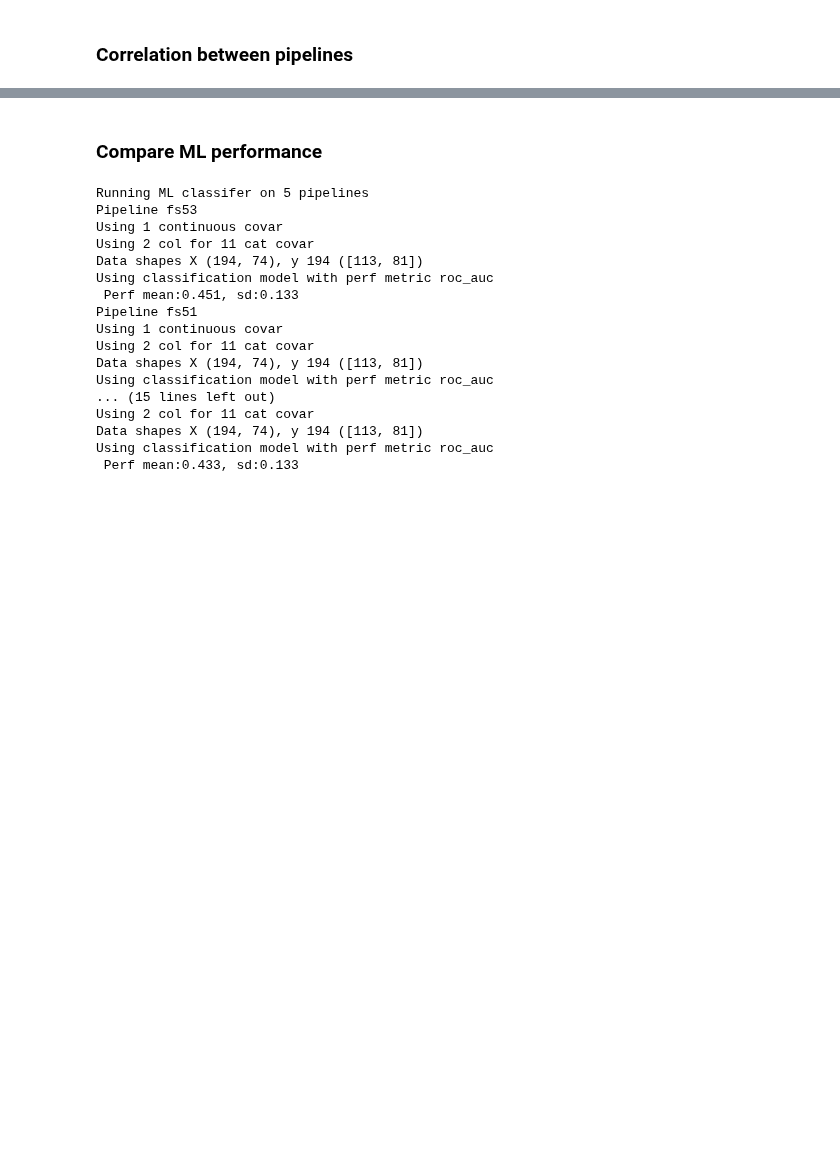
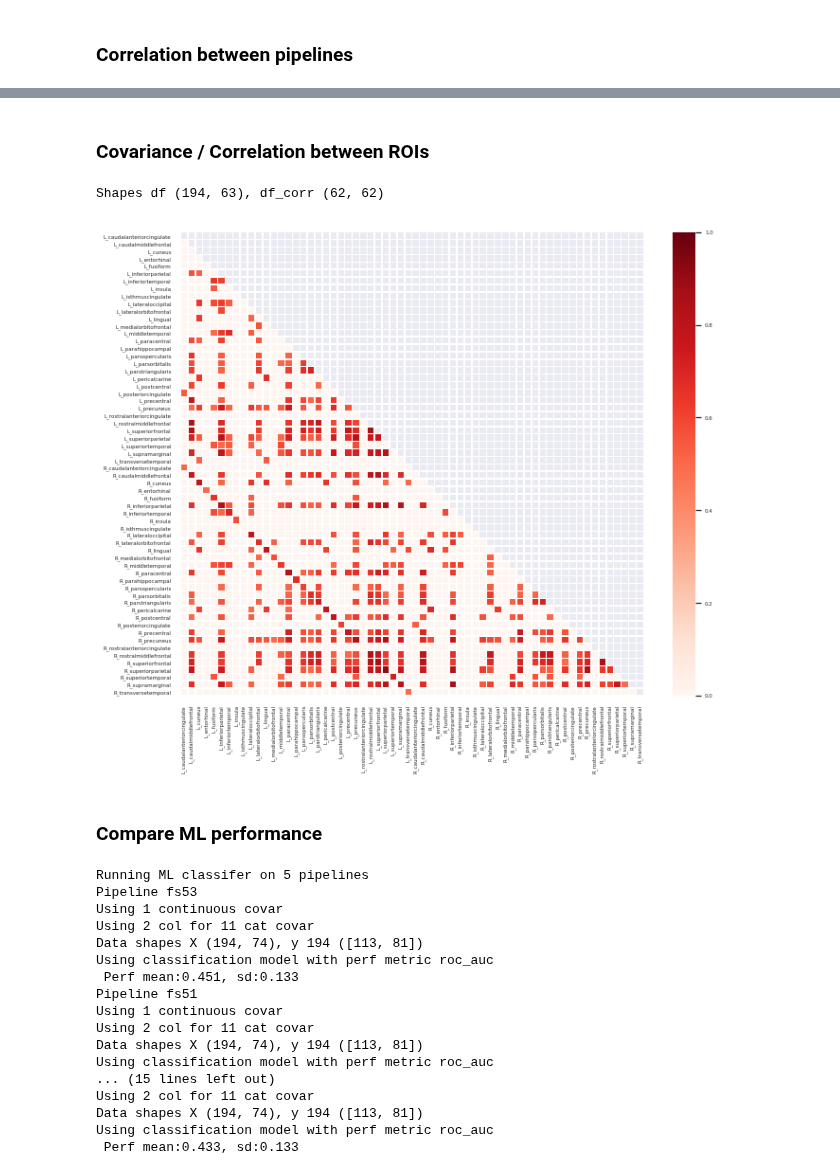
Before and after one commit to neurodatascience/compare-surf-tools, a Jupyter notebook: notebooks/run_pipeline_comparisons.ipynb, the cells around one changed output, grey strips where cells are left out. Cells and saved outputs as stored; diff of their text form; code cells hidden in the pictures; blank space fills up the shorter version.

```diff
--- a/notebooks/run_pipeline_comparisons.ipynb
+++ b/notebooks/run_pipeline_comparisons.ipynb
@@ -242,3 +243,37 @@ Shape of cross-corr df (620, 3), number of pairs 10
+# %% [markdown]
+### Covariance / Correlation between ROIs
+# %%
+p_thresh= 0.05/(62*62/2) #Rough number of comparisons
+r_thresh = 0.5 #Look at only high correlations
+
+pipe = 'fs60'
+df = master_df[master_df['pipeline']==pipe][[subject_ID_col]+common_roi_cols]
+df_sorted = df.reindex(sorted(df.columns), axis=1)
+
+corr = df_sorted.corr()
+df_p_val = calculate_pvalues(df_sorted)
+corr[df_p_val >= p_thresh] = 0
+corr[corr < r_thresh] = 0
+print('Shapes df {}, df_corr {}'.format(df.shape,corr.shape))
+
+# Plot
+# Generate a mask for the upper triangle
+mask = np.zeros_like(corr, dtype=np.bool)
+mask[np.triu_indices_from(mask)] = True
+
+# Set up the matplotlib figure
+f, ax = plt.subplots(figsize=(11, 9))
+
+# Generate a custom diverging colormap
+cmap = 'Reds'#sns.diverging_palette(220, 10, as_cmap=True)
+
+
+with sns.axes_style("white"):
+    sns.set(font_scale=0.5)
+    g = sns.heatmap(corr, mask=mask, cmap=cmap, square=True, linewidths=.5)
+# %% [output]
+Shapes df (194, 63), df_corr (62, 62)
+[figure, added]
 # %% [markdown]
 ### Compare ML performance
 # %%
```
Also changed, not shown: parts of 6 cells of this notebook, 4 other files.
